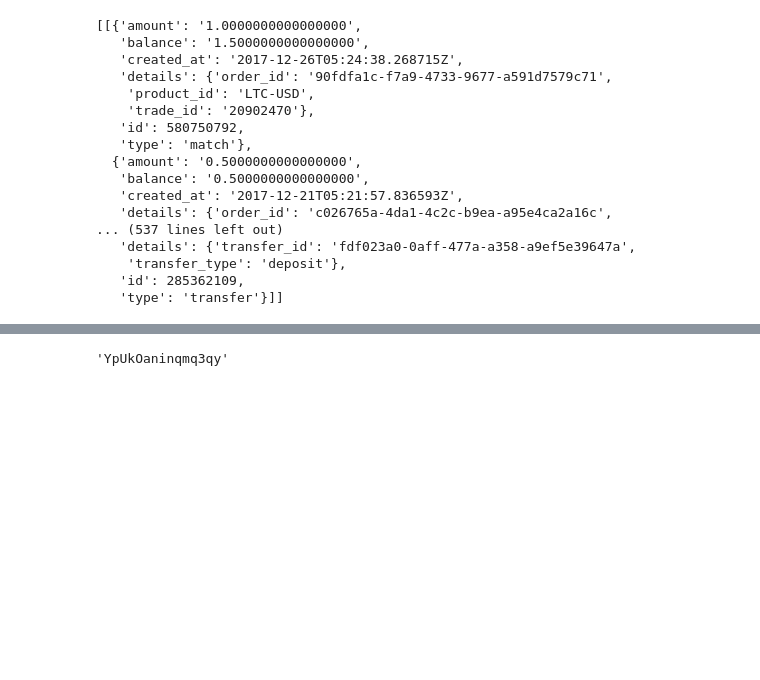
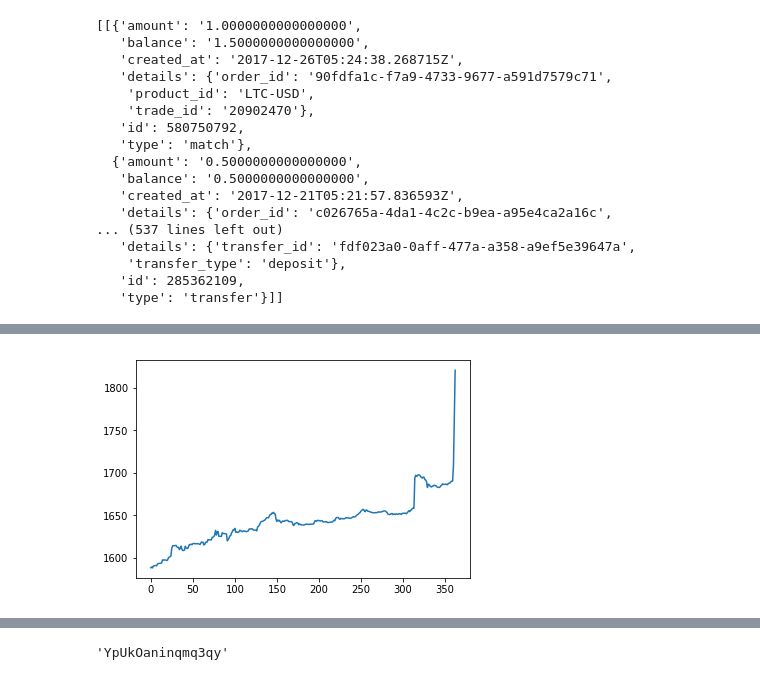
Before and after one commit to sxu1671/coin_info, a Jupyter notebook: getgains.ipynb, the cells around one changed output, grey strips where cells are left out. Saved outputs shown, nothing was run; the diff lists cells and outputs as text; code cells hidden in the pictures; blank space fills up the shorter version.

```diff
--- a/getgains.ipynb
+++ b/getgains.ipynb
@@ -535,7 +430,0 @@ tables['ETH'] = set_types(pd.read_csv('ETH-USD_summary.csv'))
-# %%
-update_fills = update_fills_table('ETH')
-update_transfers = update_transfers_table('ETH')
-update_table = append_transfers(update_transfers, update_fills)
-new_table = pd.concat([tables['ETH'], update_table])
-new_table = new_table.sort_values(by='created_at').reset_index(drop=True)
-tables['ETH'] = get_average_price('ETH', new_table)
@@ -568,0 +431,31 @@ numpy.datetime64('2017-09-16T05:38:08.130303000')
+# %%
+price_overnight = []
+# %%
+coins = ['BTC', 'ETH', 'LTC']
+# %%
+
+for coin in coins:
+    file_path = coin+'-USD_summary.csv'
+    if os.path.isfile(file_path):
+        tables[coin] = set_types(pd.read_csv(file_path))
+    else:
+        tables[coin] = None
+
+for coin in coins:
+    update_fills = update_fills_table(coin)
+    update_transfers = update_transfers_table(coin)
+    update_table = append_transfers(update_transfers, update_fills)
+    new_table = pd.concat([tables[coin], update_table])
+    new_table = new_table.sort_values(by='created_at').reset_index(drop=True)
+    tables[coin] = get_average_price(coin, new_table)
+
+
+for table in tables.values():
+    create_csv(table)
+
+
+profits = 0
+for coin in coins:
+    profits += gains_if_sell_now(tables[coin])
+price_overnight.append(profits)
+print(profits)
@@ -568,0 +508,5 @@ numpy.datetime64('2017-09-16T05:38:08.130303000')
+# %%
+plt.plot(price_overnight)
+plt.show()
+# %% [output]
+[figure, added]
```
Also changed, not shown: parts of 34 cells of this notebook.
